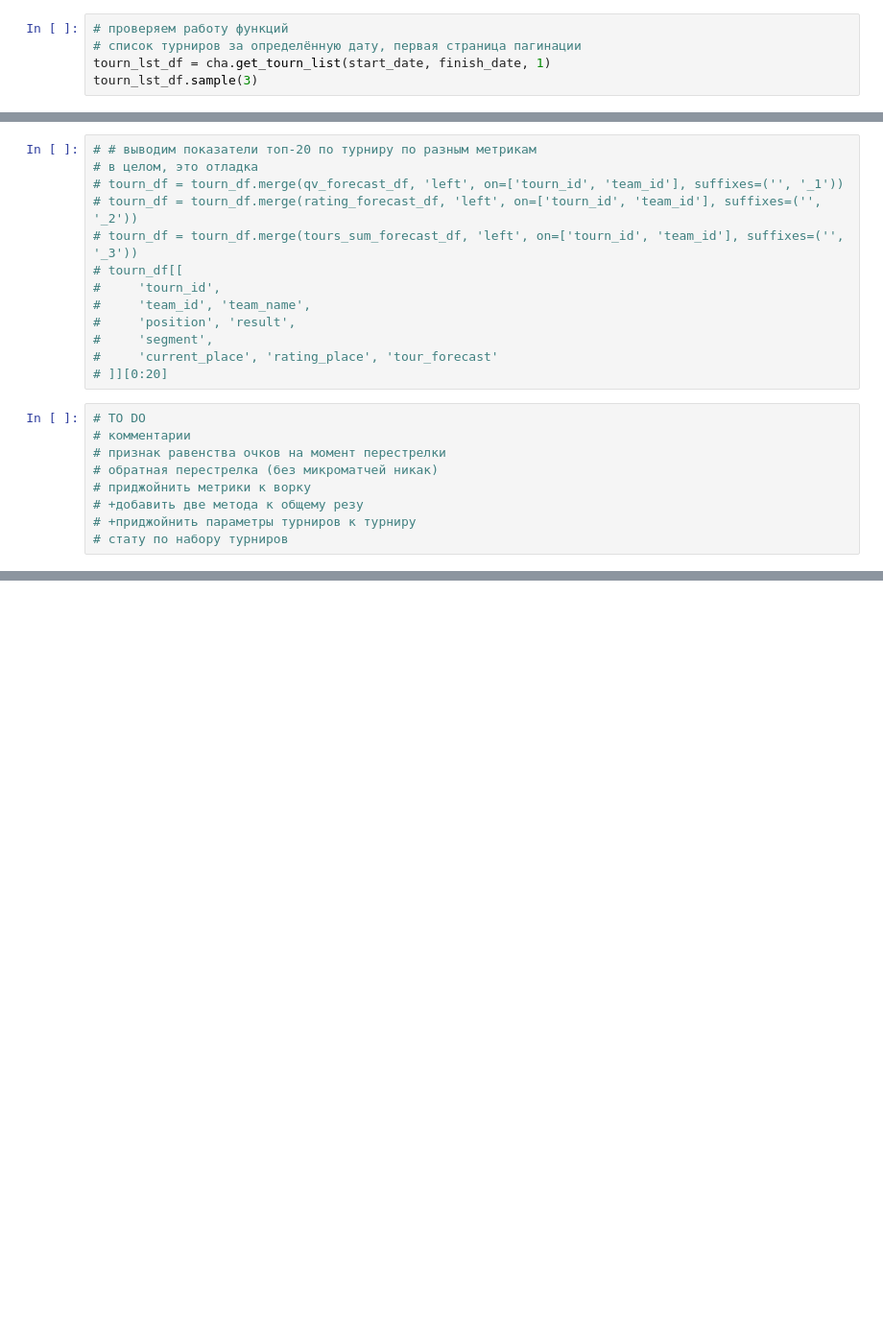
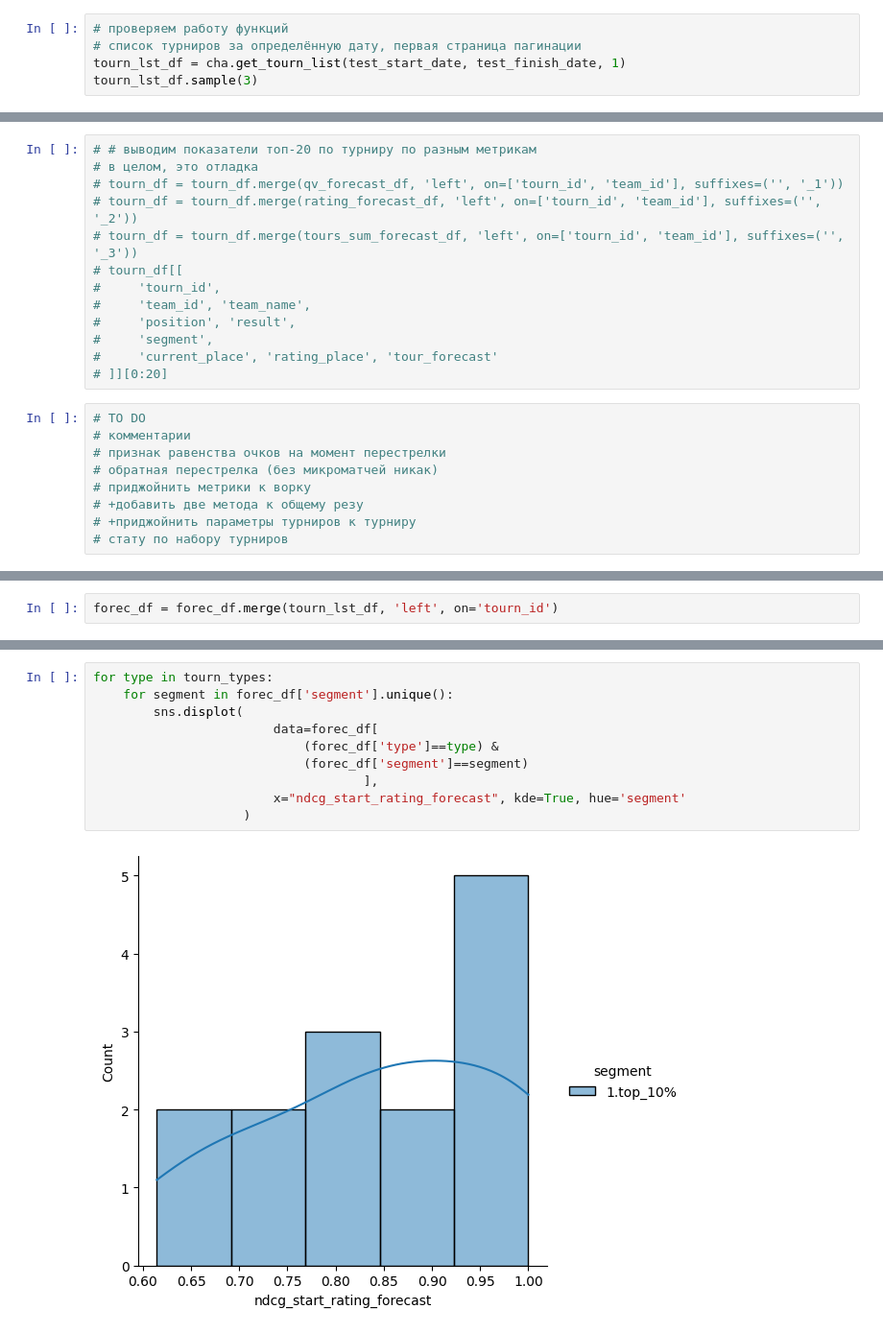
Before and after one commit to rosolimo212/chgk_results, a Jupyter notebook: per.ipynb, the cells around one changed output, grey strips where cells are left out. Shown at 96% size. Saved outputs shown, nothing was run; the diff lists cells and outputs as text; blank space fills up the shorter version.

```diff
--- a/per.ipynb
+++ b/per.ipynb
@@ -320,5 +324,5 @@ def get_tourn_stat(work_df):
 # %%
 # проверяем работу функций
 # список турниров за определённую дату, первая страница пагинации
-tourn_lst_df = cha.get_tourn_list(start_date, finish_date, 1)
+tourn_lst_df = cha.get_tourn_list(test_start_date, test_finish_date, 1)
 tourn_lst_df.sample(3)
@@ -469,0 +643,2 @@ forec_df.set_index('segment')[[
+# %%
+forec_df = forec_df.merge(tourn_lst_df, 'left', on='tourn_id')
@@ -469,0 +712,12 @@ forec_df.set_index('segment')[[
+# %%
+for type in tourn_types:
+    for segment in forec_df['segment'].unique():
+        sns.displot(
+                        data=forec_df[
+                            (forec_df['type']==type) &
+                            (forec_df['segment']==segment)
+                                    ],
+                        x="ndcg_start_rating_forecast", kde=True, hue='segment'
+                    )
+# %% [output]
+[figure, added]
```
Also changed, not shown: parts of 28 cells of this notebook, 1 other file.
